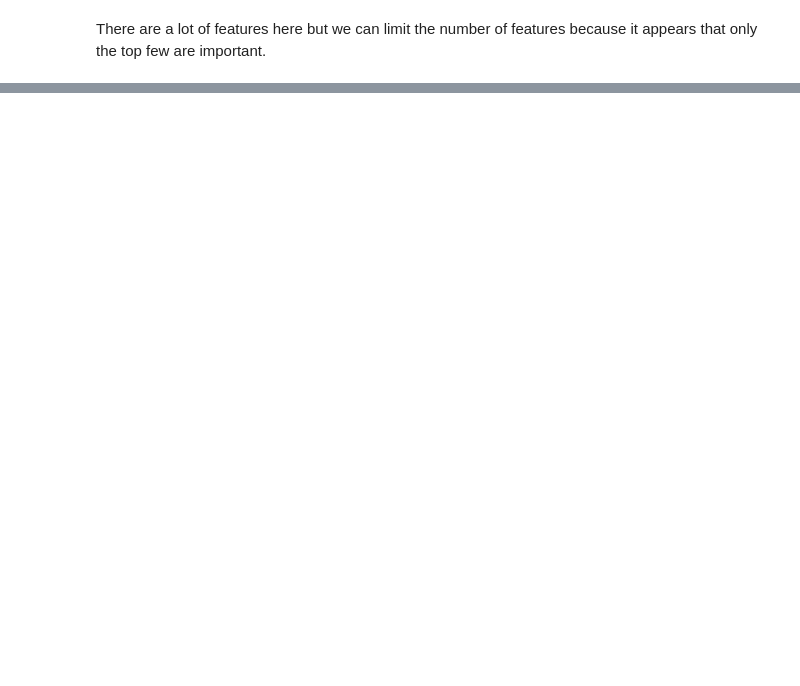
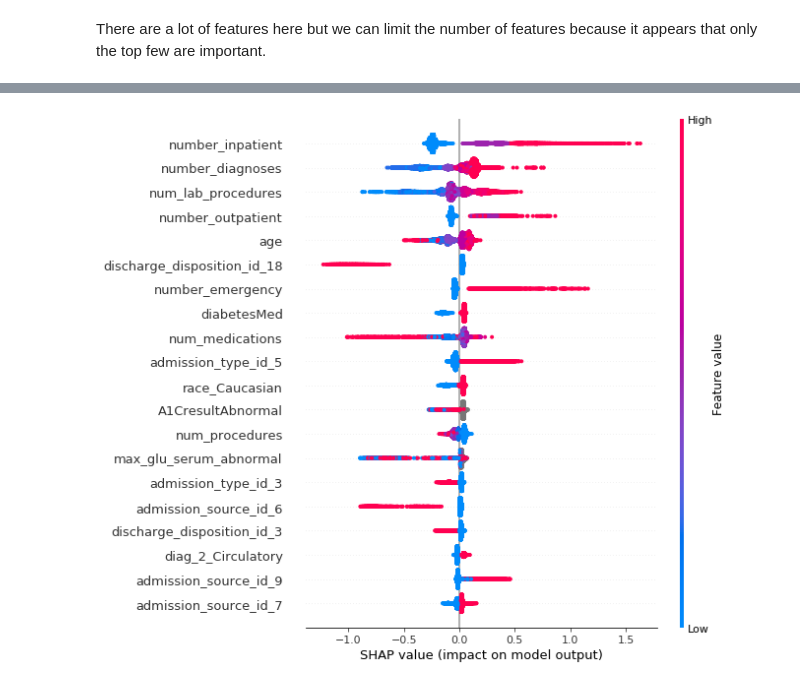
Before and after one commit to Sangha05/Diabetes_Readmission, a Jupyter notebook: Long Term Risk Prediction With XGBoost V1.ipynb, the cells around one changed output, grey strips where cells are left out. Cells and saved outputs as stored; diff of their text form; code cells hidden in the pictures; blank space fills up the shorter version.

```diff
--- a/Long Term Risk Prediction With XGBoost V1.ipynb
+++ b/Long Term Risk Prediction With XGBoost V1.ipynb
@@ -218,0 +237,7 @@ plt.show()
+# %%
+import shap
+explainer = shap.TreeExplainer(model2)
+shap_values = explainer.shap_values(X_test)
+shap.summary_plot(shap_values, X_test)
+# %% [output]
+[figure, added]
```
Also changed, not shown: parts of 21 cells of this notebook, 2 other files.
